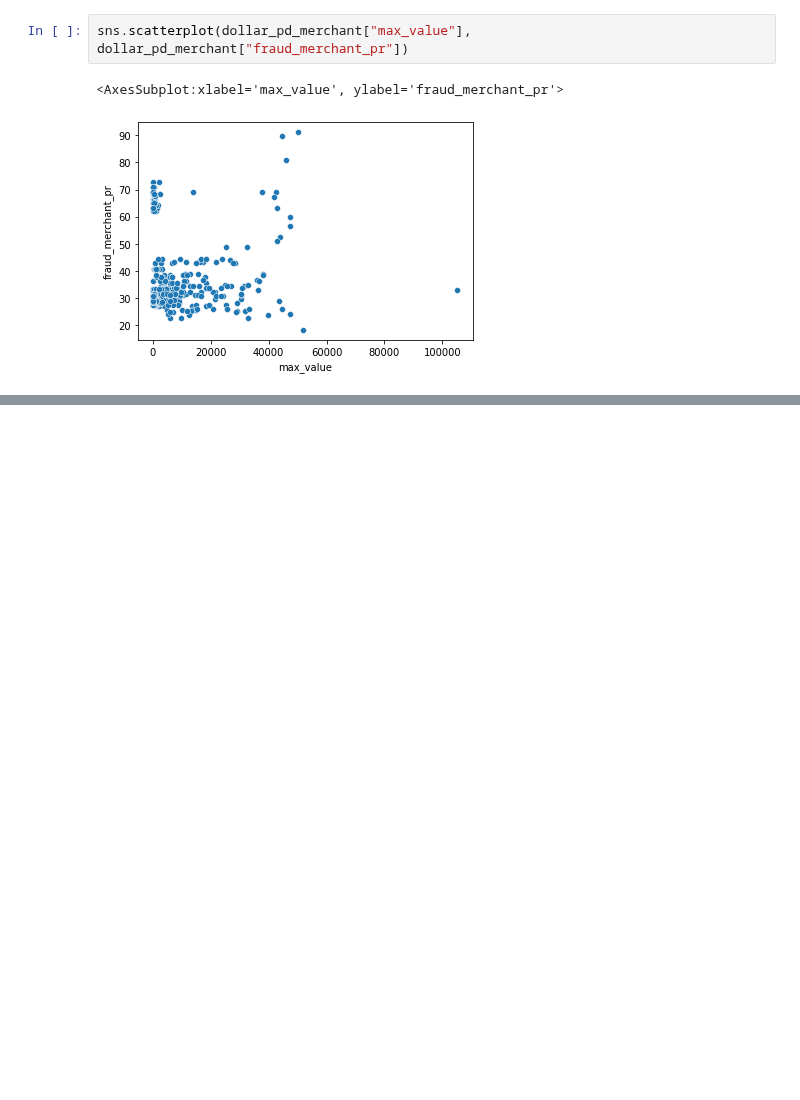
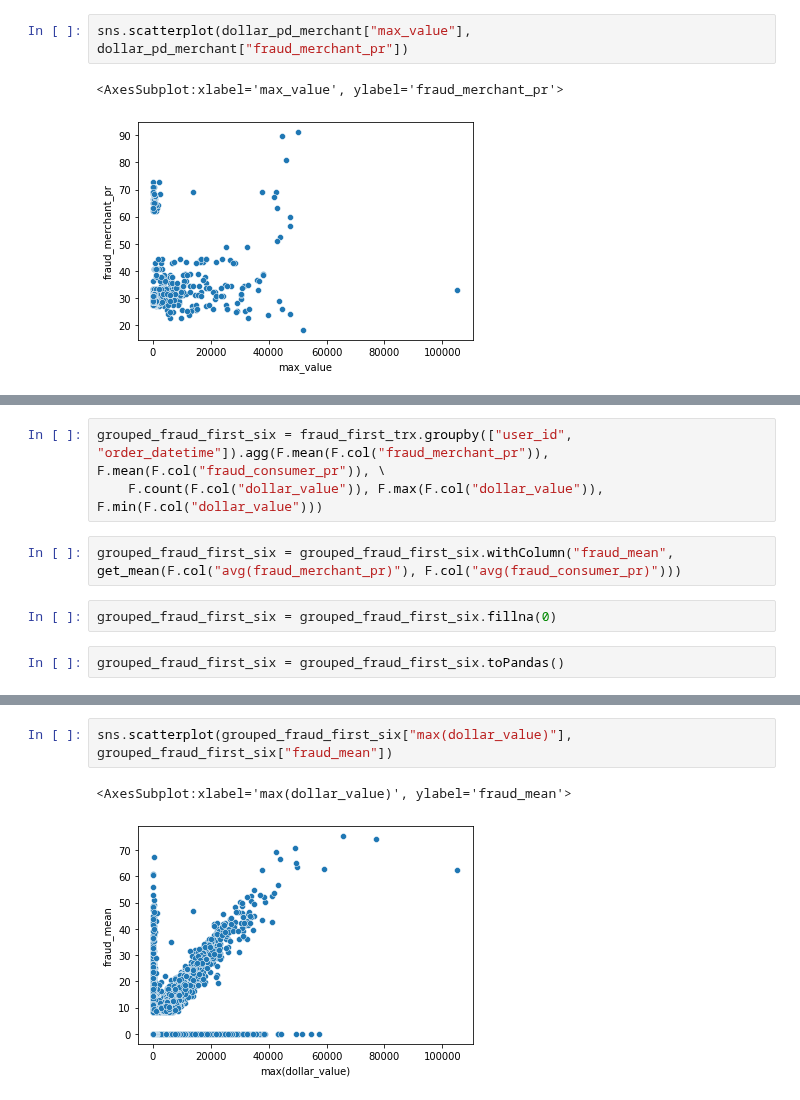
Before and after one commit to MAST30034-Applied-Data-Science/generic-buy-now-pay-later-project-group-11, a Jupyter notebook: notebooks/fraud_analysis.ipynb, the cells around one changed output, grey strips where cells are left out. Cells and saved outputs as stored; diff of their text form; blank space fills up the shorter version.

```diff
--- a/notebooks/fraud_analysis.ipynb
+++ b/notebooks/fraud_analysis.ipynb
@@ -345,0 +377,9 @@ sns.scatterplot(dollar_pd_merchant["max_value"], dollar_pd_merchant["fraud_merch
+# %%
+grouped_fraud_first_six = fraud_first_trx.groupby(["user_id", "order_datetime"]).agg(F.mean(F.col("fraud_merchant_pr")), F.mean(F.col("fraud_consumer_pr")), \
+    F.count(F.col("dollar_value")), F.max(F.col("dollar_value")), F.min(F.col("dollar_value")))
+# %%
+grouped_fraud_first_six = grouped_fraud_first_six.withColumn("fraud_mean", get_mean(F.col("avg(fraud_merchant_pr)"), F.col("avg(fraud_consumer_pr)")))
+# %%
+grouped_fraud_first_six = grouped_fraud_first_six.fillna(0)
+# %%
+grouped_fraud_first_six = grouped_fraud_first_six.toPandas()
@@ -345,0 +425,5 @@ sns.scatterplot(dollar_pd_merchant["max_value"], dollar_pd_merchant["fraud_merch
+# %%
+sns.scatterplot(grouped_fraud_first_six["max(dollar_value)"], grouped_fraud_first_six["fraud_mean"])
+# %% [output]
+<AxesSubplot:xlabel='max(dollar_value)', ylabel='fraud_mean'>
+[figure, added]
```
Also changed, not shown: parts of 8 cells of this notebook.
